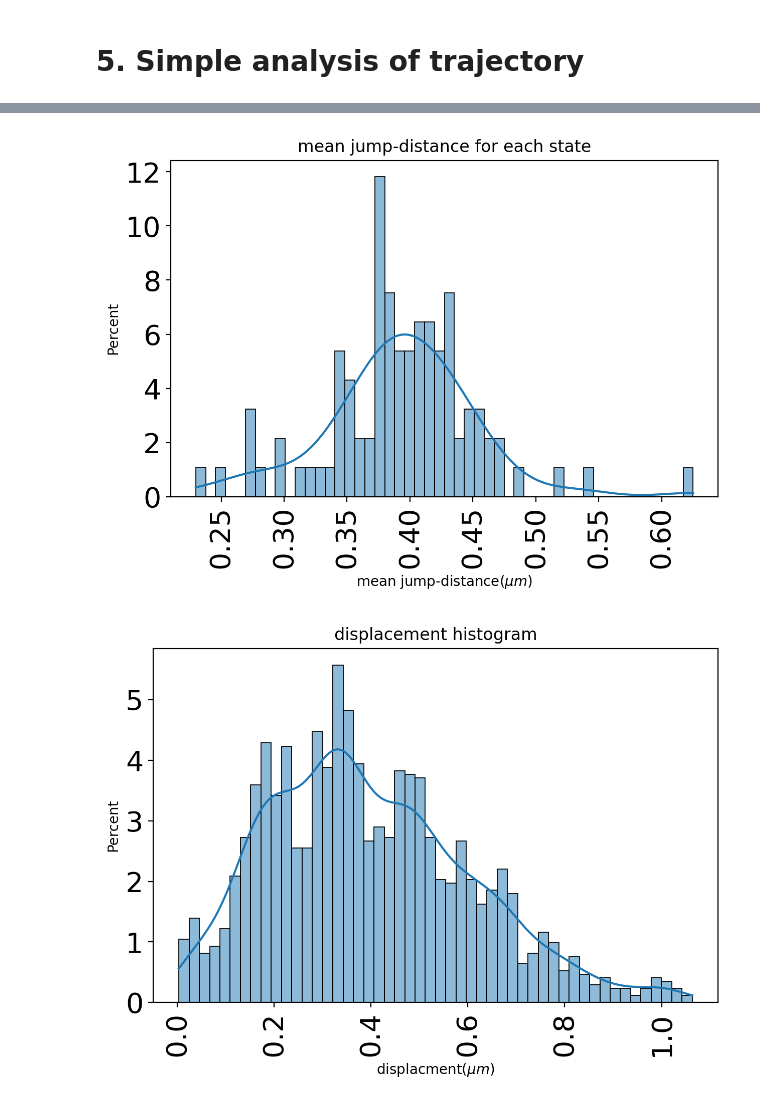
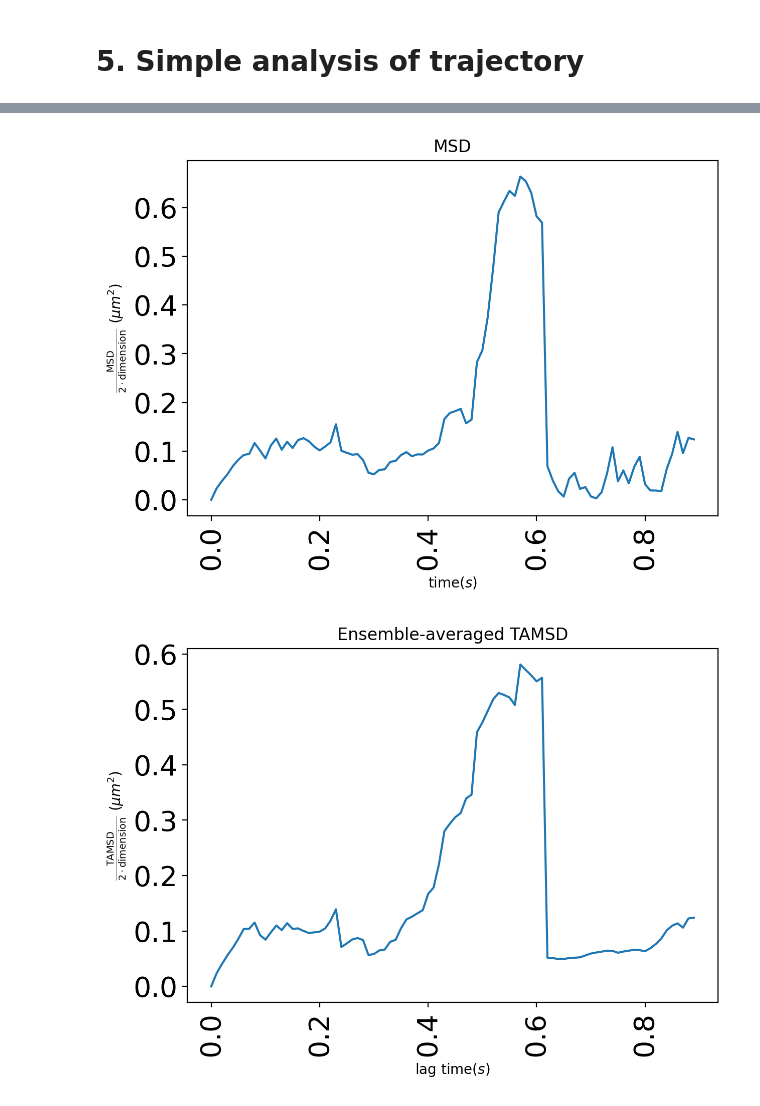
Before and after one commit to JunwooParkSaribu/FreeTrace, a Jupyter notebook: tutorial.ipynb, the cells around one changed output, grey strips where cells are left out. Drawn from its saved outputs; the diff is of its cells as text; code cells hidden in the pictures.

```diff
--- a/tutorial.ipynb
+++ b/tutorial.ipynb
@@ -188,77 +187,27 @@ analysis_data1:
+# %%
+#p4: MSD
+plt.figure(f'p4', dpi=figure_resolution_in_dpi)
+p4 = sns.lineplot(data=msd, x=msd['time'], y=msd['mean'])
+p4.set_title(f'MSD')
+p4.set_xlabel(r'time($s$)')
+p4.set_ylabel(r'$\frac{\text{MSD}}{\text{2} \cdot \text{dimension}}$ ($\mu m^2$)')
+plt.yticks(fontsize=figure_font_size)
+plt.xticks(fontsize=figure_font_size)
+plt.xticks(rotation=90)
+plt.tight_layout()
+# %% [output]
+[figure, added]
 # %%
-"""
-From here, we treat data to make plots or print results.
-Data is stored as
-1. analysis_data1: (DataFrame: contains data of mean_jump_distance, duration, traj_id, color_code)
-2. analysis_data2: (DataFrame: contains data of displacments, color_code)
-3. msd: (DataFrame: contains msd.)
-4. tamsd: (DataFrame: contains ensemble-averaged tamsd.)
--> ref: https://www.researchgate.net/publication/352833354_Characterising_stochastic_motion_in_heterogeneous_media_driven_by_coloured_non-Gaussian_noise
--> ref: https://arxiv.org/pdf/1205.2100
-
-Units:
-mean_jump_disatnce: set of averages of jump distances in um.
-duration: duration of trajectory in seconds.
-displacement: displacement(time lag=1) of all trajectories in um.
-"""
-
-
-#p1: histogram with kde(kernel density estimation) plot of mean jump distance grouped by state.
-plt.figure(f'p1', dpi=figure_resolution_in_dpi)
-p1 = sns.histplot(analysis_data1, x=f'mean_jump_d', stat='percent', bins=number_of_bins, kde=True)
-p1.set_xlabel(r'mean jump-distance($\mu m$)')
-p1.set_title(f'mean jump-distance for each state')
-plt.yticks(fontsize=figure_font_size)
-plt.xticks(fontsize=figure_font_size)
-plt.xticks(rotation=90)
-plt.tight_layout()
-
-
-#p2: displacement histogram
-plt.figure(f'p2', dpi=figure_resolution_in_dpi)
-p2 = sns.histplot(data=analysis_data2, x='displacements', stat='percent', bins=number_of_bins, kde=True)
-p2.set_title(f'displacement histogram')
-p2.set_xlabel(r'displacment($\mu m$)')
-plt.yticks(fontsize=figure_font_size)
-plt.xticks(fontsize=figure_font_size)
-plt.xticks(rotation=90)
-plt.tight_layout()
-
-
-#p3: trajectory length(sec) histogram
-plt.figure(f'p3', dpi=figure_resolution_in_dpi)
-p3 = sns.histplot(data=analysis_data1, x='duration', stat='percent', bins=number_of_bins, kde=True)
-p3.set_title(f'trajectory length histogram')
-p3.set_xlabel(r'duration($s$)')
-plt.yticks(fontsize=figure_font_size)
-plt.xticks(fontsize=figure_font_size)
-plt.xticks(rotation=90)
-plt.tight_layout()
-
-
-#p4: MSD
-plt.figure(f'p4', dpi=figure_resolution_in_dpi)
-p4 = sns.lineplot(data=msd, x=msd['time'], y=msd['mean'])
-p4.set_title(f'MSD')
-p4.set_xlabel(r'time($s$)')
-p4.set_ylabel(r'$\frac{\text{MSD}}{\text{2} \cdot \text{dimension}}$ ($\mu m^2$)')
-plt.yticks(fontsize=figure_font_size)
-plt.xticks(fontsize=figure_font_size)
-plt.xticks(rotation=90)
-plt.tight_layout()
-
-
 #p5: Ensemble-averaged TAMSD
 plt.figure(f'p5', dpi=figure_resolution_in_dpi)
 p5 = sns.lineplot(data=tamsd, x=tamsd['time'], y=tamsd['mean'])
 p5.set_title(f'Ensemble-averaged TAMSD')
 p5.set_xlabel(r'lag time($s$)')
 p5.set_ylabel(r'$\frac{\text{TAMSD}}{\text{2} \cdot \text{dimension}}$ ($\mu m^2$)')
 plt.yticks(fontsize=figure_font_size)
 plt.xticks(fontsize=figure_font_size)
 plt.xticks(rotation=90)
 plt.tight_layout()
 plt.show()
 # %% [output]
-[figure, old version]
+[figure, new version]
-[figure, removed]
```
Also changed, not shown: parts of 22 cells of this notebook.
